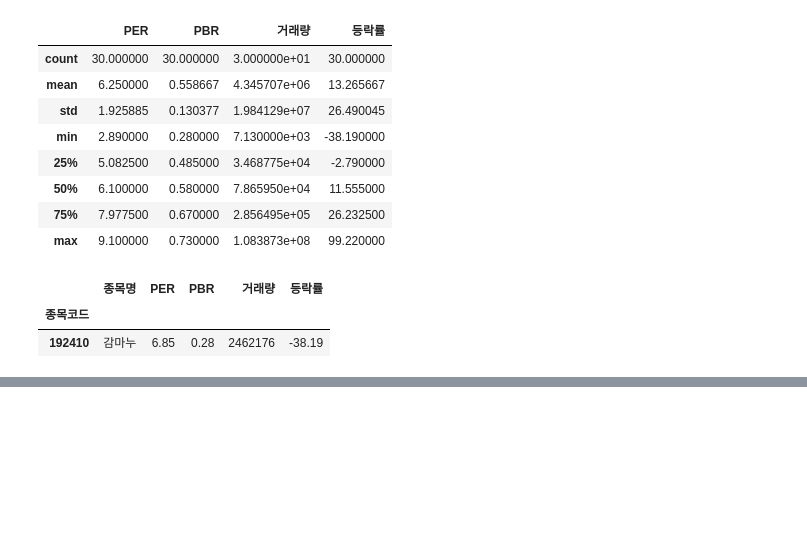
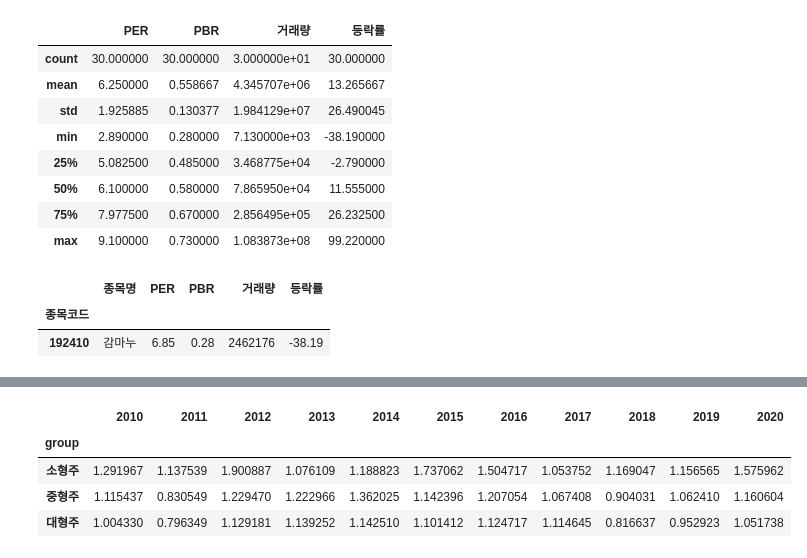
Before and after one commit to sharebook-kr/book-pandas-for-finance, a Jupyter notebook: ch12/ch12_per_pbr.ipynb, the cells around one changed output, grey strips where cells are left out. Cells and saved outputs as stored; diff of their text form; code cells hidden in the pictures; blank space fills up the shorter version.

```diff
--- a/ch12/ch12_per_pbr.ipynb
+++ b/ch12/ch12_per_pbr.ipynb
@@ -298,0 +357,6 @@ df6[df6['등락률'] == df6['등락률'].min()]
+# %%
+df = df.query('PBR != 0')
+df['수익률'] = df['종가'] / df['시가']
+cond = (df['PER'] >= 2.5) & (df['PER'] <= 10)
+top30 = df[cond].sort_values('PBR').groupby('group').head(30)
+top30.head()
@@ -298,0 +414,17 @@ df6[df6['등락률'] == df6['등락률'].min()]
+# %%
+import time
+
+dfs = [ ]
+for date in range(2010, 2021):
+    df = low_per_pbr(f"{date}")
+    dfs.append(df)
+    time.sleep(1)
+
+df = pd.concat(dfs, axis=1)
+df
+# %% [output]
+|  | 2010 | 2011 | 2012 | 2013 | 2014 | 2015 | 2016 | 2017 | 2018 | 2019 | 2020 |
+| group |  |  |  |  |  |  |  |  |  |  |  |
+| 소형주 | 1.291967 | 1.137539 | 1.900887 | 1.076109 | 1.188823 | 1.737062 | 1.504717 | 1.053752 | 1.169047 | 1.156565 | 1.575962 |
+| 중형주 | 1.115437 | 0.830549 | 1.229470 | 1.222966 | 1.362025 | 1.142396 | 1.207054 | 1.067408 | 0.904031 | 1.062410 | 1.160604 |
+| 대형주 | 1.004330 | 0.796349 | 1.129181 | 1.139252 | 1.142510 | 1.101412 | 1.124717 | 1.114645 | 0.816637 | 0.952923 | 1.051738 |
```
Also changed, not shown: parts of 12 cells of this notebook, 1 other file.
